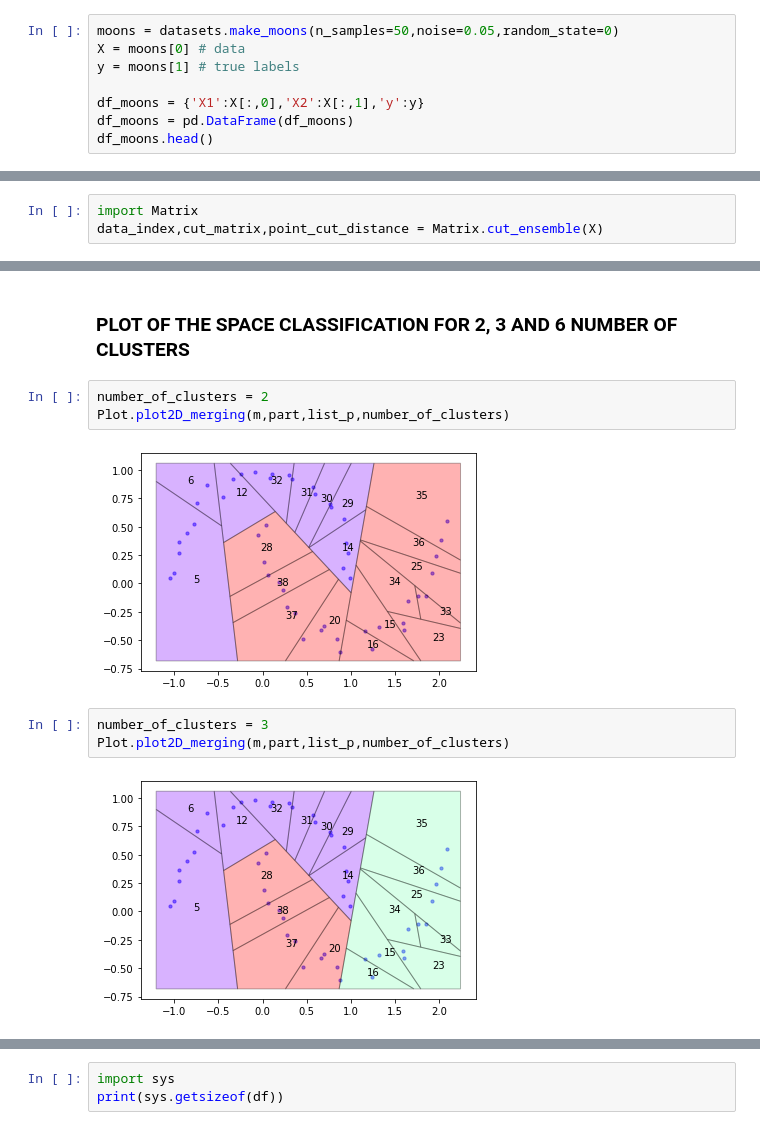
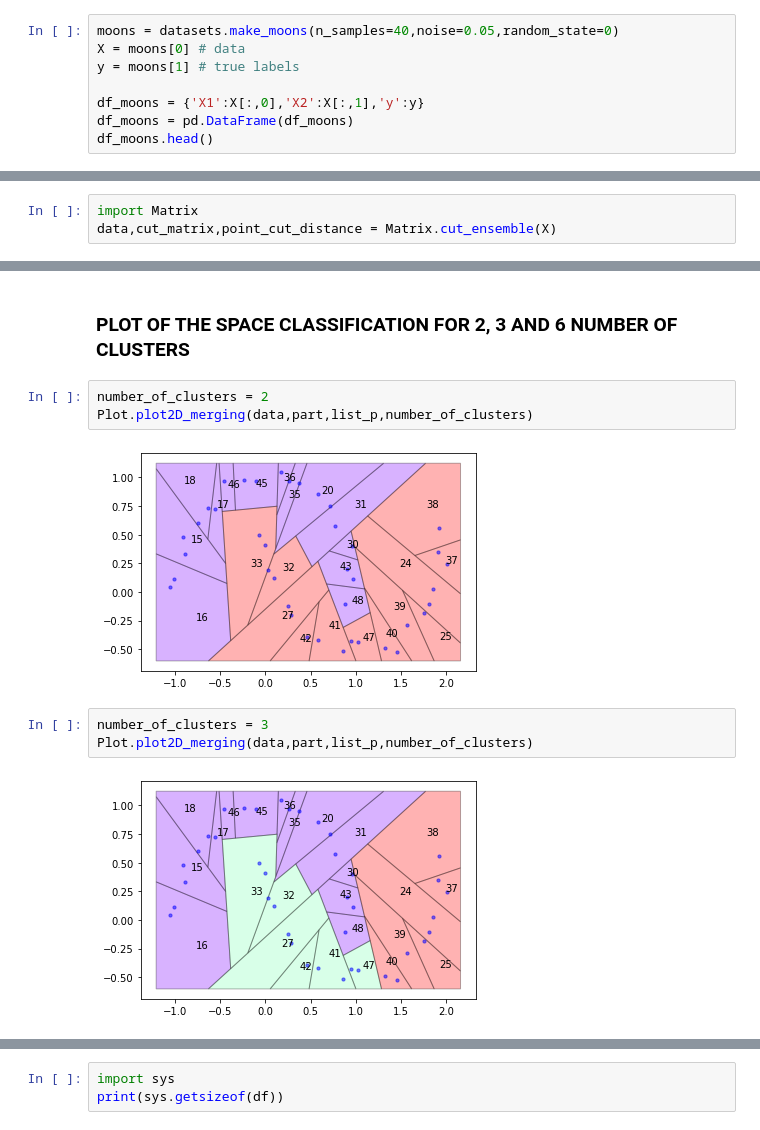
Before and after one commit to SilviaMariaMacri/Unsupervised-Mondrian-Forest, a Jupyter notebook: example/moons2D.ipynb, the cells around one changed output, grey strips where cells are left out. Drawn from its saved outputs; the diff is of its cells as text.

```diff
--- a/example/moons2D.ipynb
+++ b/example/moons2D.ipynb
@@ -14,7 +14,7 @@ import Plot
 # %% [markdown]
 ## moons dataset:
 # %%
-moons = datasets.make_moons(n_samples=50,noise=0.05,random_state=0)
+moons = datasets.make_moons(n_samples=40,noise=0.05,random_state=0)
 X = moons[0] # data
 y = moons[1] # true labels
 
@@ -38,6 +38,6 @@ ax.scatter(df_moons.query('y==1')['X1'],df_moons.query('y==1')['X2'])
 # %%
 import Matrix
-data_index,cut_matrix,point_cut_distance = Matrix.cut_ensemble(X)
+data,cut_matrix,point_cut_distance = Matrix.cut_ensemble(X)
 # %% [markdown]
 *data_index* stores the indexed data. *cut_matrix* stores the indexed cutting hyperplane for each pair of samples. *point_cut_distance* stores the distances between hyperplanes and samples.
 # %%
@@ -193,13 +212,13 @@ Plot.plot2D_partitioning(m,part)
 ### PLOT OF THE SPACE CLASSIFICATION FOR 2, 3 AND 6 NUMBER OF CLUSTERS
 # %%
 number_of_clusters = 2
-Plot.plot2D_merging(m,part,list_p,number_of_clusters)
+Plot.plot2D_merging(data,part,list_p,number_of_clusters)
 # %% [output]
-[figure, old version]
+[figure, new version]
 # %%
 number_of_clusters = 3
-Plot.plot2D_merging(m,part,list_p,number_of_clusters)
+Plot.plot2D_merging(data,part,list_p,number_of_clusters)
 # %% [output]
-[figure, old version]
+[figure, new version]
 # %%
 number_of_clusters = 6
```
Also changed, not shown: parts of 18 cells of this notebook, 4 other files.
